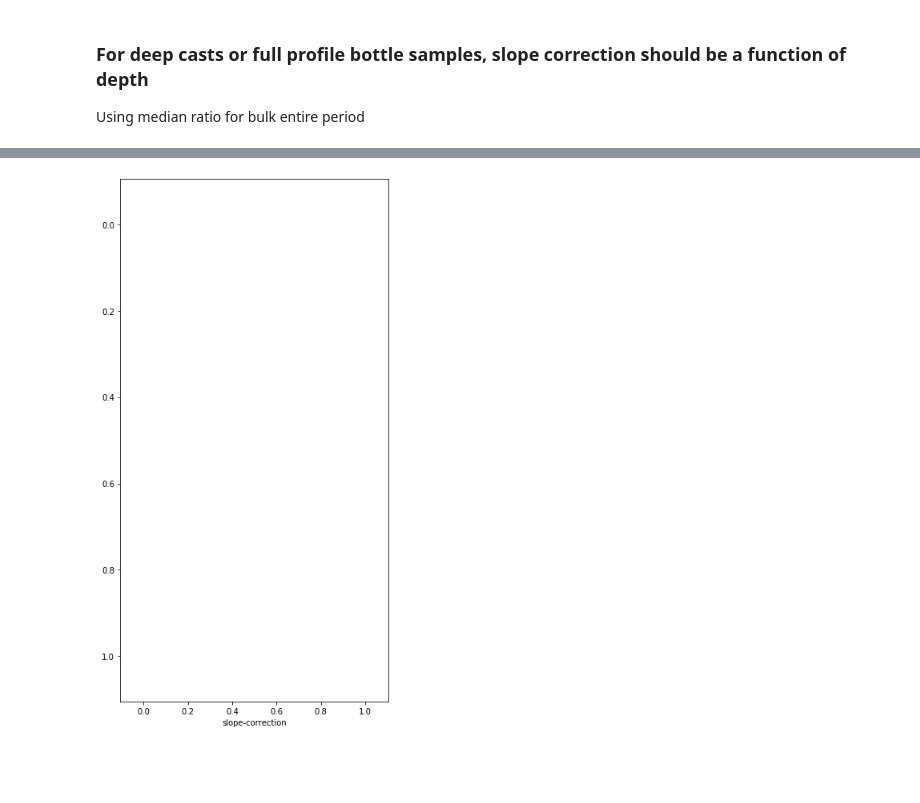
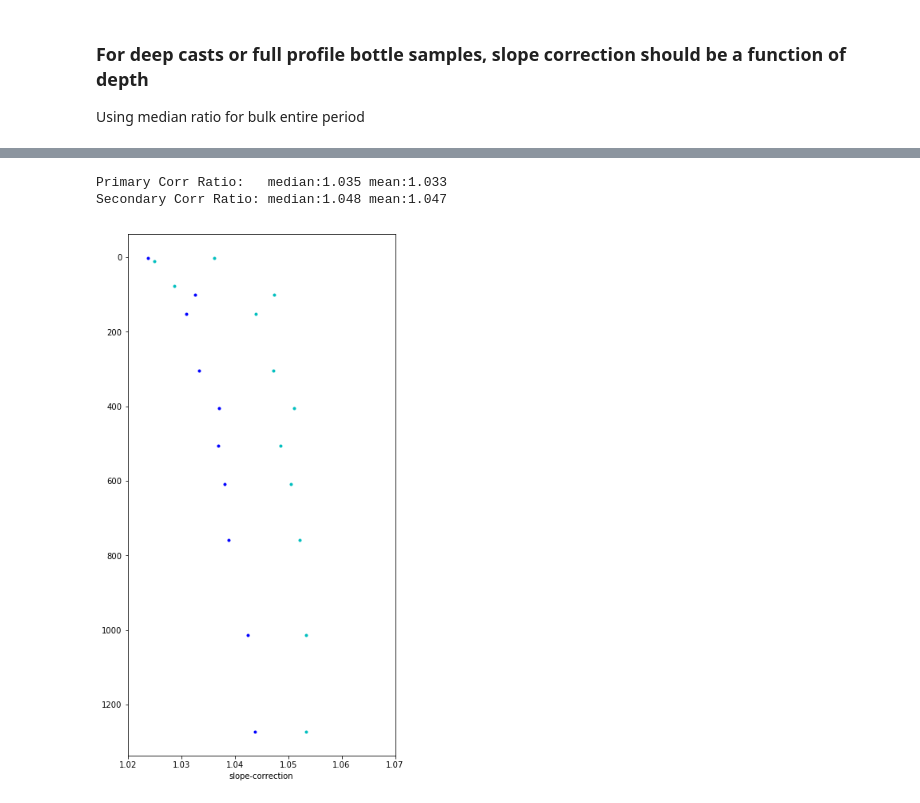
Before and after one commit to NOAA-PMEL/EcoFOCI_Jupyter_Notebooks, a Jupyter notebook: EcoFOCI_Cruises/Bottle Oxygen Calibrations for CTD Data.ipynb, the cells around one changed output, grey strips where cells are left out. Saved outputs shown, nothing was run; the diff lists cells and outputs as text; code cells hidden in the pictures; blank space fills up the shorter version.

```diff
--- a/EcoFOCI_Cruises/Bottle Oxygen Calibrations for CTD Data.ipynb
+++ b/EcoFOCI_Cruises/Bottle Oxygen Calibrations for CTD Data.ipynb
@@ -22,7 +23,7 @@ import matplotlib.dates as mdates
 import pandas as pd
 import numpy as np
 # %%
-source_file = '/Users/bell/ecoraid/2018/CTDcasts/dy1805/working/dy1805.report_btl.xlsx'
+source_file = '/Users/bell/ecoraid/2018/CTDcasts/HE1801/working/he1801.report_btl.xlsx'
 # %%
 dateparser = lambda x: pd.datetime.strptime(x, '%Y-%m-%d %H:%M:%S')
 df = pd.read_excel(source_file,sheet_name='Comparison',date_parse='date_time',index_col='date_time')
@@ -122,8 +148,8 @@ Secondary: y=0.920 x + 40.01
 # %% [markdown]
 #### Correct for linear fit
 # %%
-df['Primary'] = 1.047 * df['Sbeox0Mm/Kg']
-df['Secondary'] = 1.049 * df['Sbeox1Mm/Kg']
+df['Primary'] = 0.956 * df['Sbeox0Mm/Kg']
+df['Secondary'] = 0.947 * df['Sbeox1Mm/Kg']
 # %%
 fig, ax = plt.subplots(2,2,'none',figsize=(12, 12))
 plt.subplot(221)
@@ -300,10 +342,22 @@ df[df['cast']=='ctd057']
 # %%
+cast = 'ctd071'
+
 fig, ax = plt.subplots(1,1,'none',figsize=(6, 12))
 plt.subplot(111)
-plt.plot((df[df['cast']=='ctd057']['O2, uM/kg00']/df[df['cast']=='ctd057']['Sbeox0Mm/Kg']),df[df['cast']=='ctd057']['PrDM'],'b.')
-plt.plot((df[df['cast']=='ctd057']['O2, uM/kg01']/df[df['cast']=='ctd057']['Sbeox1Mm/Kg']),df[df['cast']=='ctd057']['PrDM'],'c.')
+plt.plot((df[df['cast']==cast]['O2, uM/kg00']/df[df['cast']==cast]['Sbeox0Mm/Kg']),df[df['cast']==cast]['PrDM'],'b.')
+plt.plot((df[df['cast']==cast]['O2, uM/kg01']/df[df['cast']==cast]['Sbeox1Mm/Kg']),df[df['cast']==cast]['PrDM'],'c.')
 ax = plt.gca()
 plt.xlabel('slope-correction')
+ax.set_xlim([1.02,1.07])
 ax.invert_yaxis()
+
+print('Primary Corr Ratio:   median:{0:.3f} mean:{1:.3f} '.format(
+    (df[df['cast']==cast]['O2, uM/kg00']/df[df['cast']==cast]['Sbeox0Mm/Kg']).median(),
+    (df[df['cast']==cast]['O2, uM/kg00']/df[df['cast']==cast]['Sbeox0Mm/Kg']).mean()))
+print('Secondary Corr Ratio: median:{0:.3f} mean:{1:.3f} '.format(
+    (df[df['cast']==cast]['O2, uM/kg01']/df[df['cast']==cast]['Sbeox1Mm/Kg']).median(),
+    (df[df['cast']==cast]['O2, uM/kg01']/df[df['cast']==cast]['Sbeox1Mm/Kg']).mean()))
 # %% [output]
+Primary Corr Ratio:   median:1.035 mean:1.033
+Secondary Corr Ratio: median:1.048 mean:1.047
-[figure, old version]
+[figure, new version]
```
Also changed, not shown: parts of 15 cells of this notebook, 37 other files.
